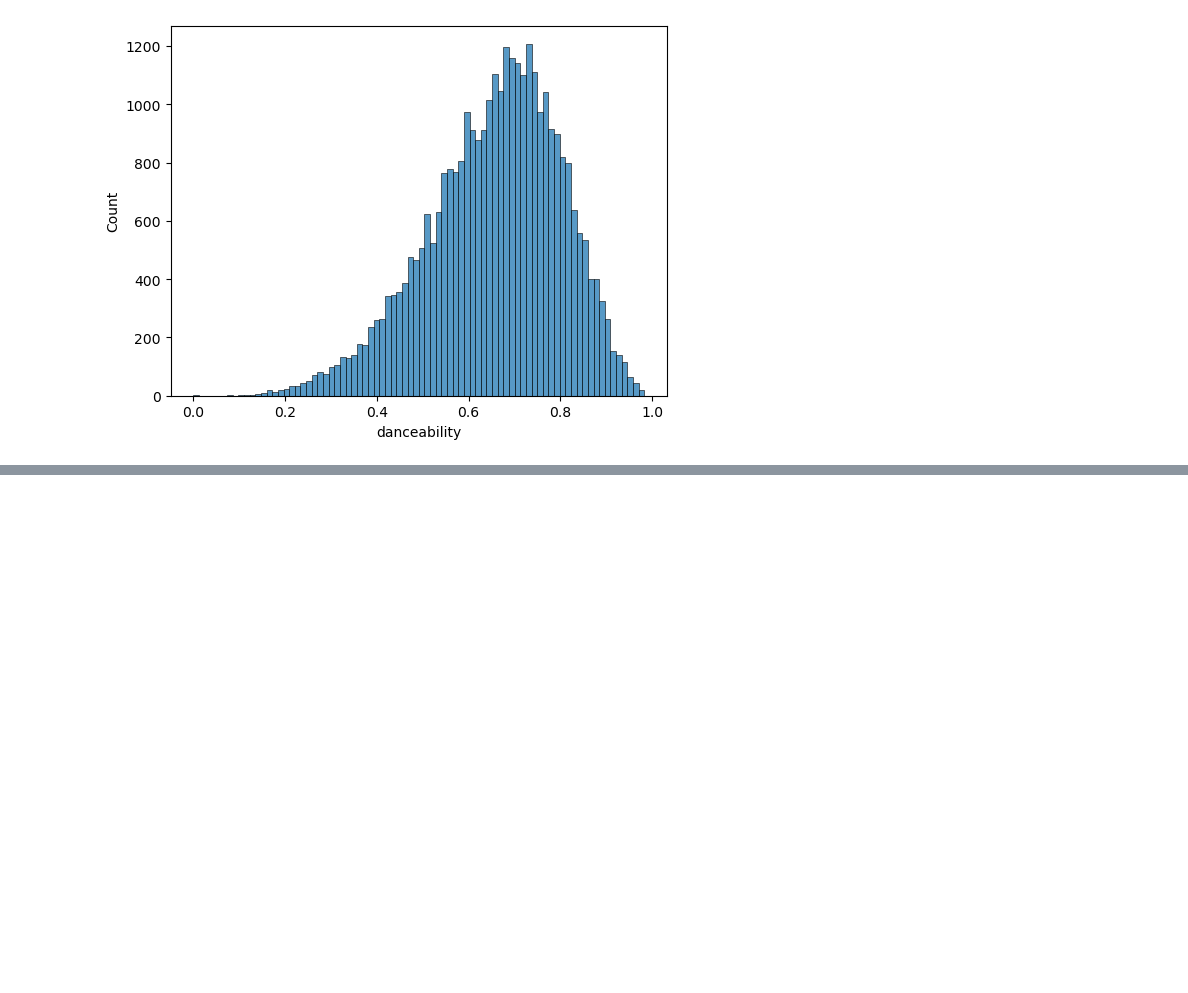
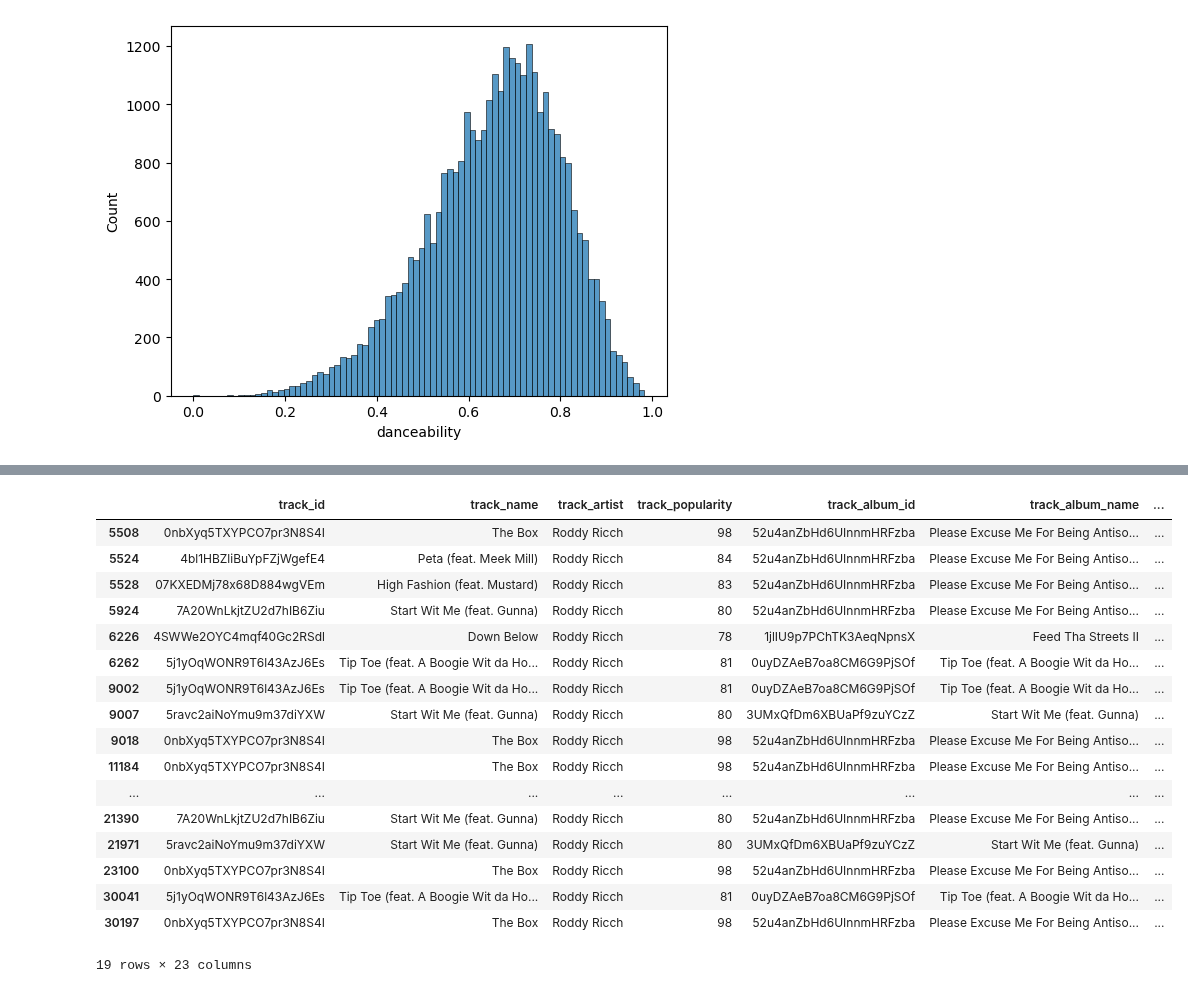
Before and after one commit to whoshilo/AI, a Jupyter notebook: Semester 1/Spotify/SpotifySongs.ipynb, the cells around one changed output, grey strips where cells are left out. Cells and saved outputs as stored; diff of their text form; code cells hidden in the pictures; blank space fills up the shorter version.

```diff
--- a/Semester 1/Spotify/SpotifySongs.ipynb
+++ b/Semester 1/Spotify/SpotifySongs.ipynb
@@ -97,0 +103,21 @@ sns.histplot(data=df, x='danceability')
+# %%
+df[df['track_artist'] == 'Roddy Ricch']
+# %% [output]
+|  | track_id | track_name | track_artist | track_popularity | track_album_id | track_album_name | ... |
+| 5508 | 0nbXyq5TXYPCO7pr3N8S4I | The Box | Roddy Ricch | 98 | 52u4anZbHd6UInnmHRFzba | Please Excuse Me For Being Antiso... | ... |
+| 5524 | 4bl1HBZliBuYpFZjWgefE4 | Peta (feat. Meek Mill) | Roddy Ricch | 84 | 52u4anZbHd6UInnmHRFzba | Please Excuse Me For Being Antiso... | ... |
+| 5528 | 07KXEDMj78x68D884wgVEm | High Fashion (feat. Mustard) | Roddy Ricch | 83 | 52u4anZbHd6UInnmHRFzba | Please Excuse Me For Being Antiso... | ... |
+| 5924 | 7A20WnLkjtZU2d7hIB6Ziu | Start Wit Me (feat. Gunna) | Roddy Ricch | 80 | 52u4anZbHd6UInnmHRFzba | Please Excuse Me For Being Antiso... | ... |
+| 6226 | 4SWWe2OYC4mqf40Gc2RSdl | Down Below | Roddy Ricch | 78 | 1jlIU9p7PChTK3AeqNpnsX | Feed Tha Streets II | ... |
+| 6262 | 5j1yOqWONR9T6l43AzJ6Es | Tip Toe (feat. A Boogie Wit da Ho... | Roddy Ricch | 81 | 0uyDZAeB7oa8CM6G9PjSOf | Tip Toe (feat. A Boogie Wit da Ho... | ... |
+| 9002 | 5j1yOqWONR9T6l43AzJ6Es | Tip Toe (feat. A Boogie Wit da Ho... | Roddy Ricch | 81 | 0uyDZAeB7oa8CM6G9PjSOf | Tip Toe (feat. A Boogie Wit da Ho... | ... |
+| 9007 | 5ravc2aiNoYmu9m37diYXW | Start Wit Me (feat. Gunna) | Roddy Ricch | 80 | 3UMxQfDm6XBUaPf9zuYCzZ | Start Wit Me (feat. Gunna) | ... |
+| 9018 | 0nbXyq5TXYPCO7pr3N8S4I | The Box | Roddy Ricch | 98 | 52u4anZbHd6UInnmHRFzba | Please Excuse Me For Being Antiso... | ... |
+| 11184 | 0nbXyq5TXYPCO7pr3N8S4I | The Box | Roddy Ricch | 98 | 52u4anZbHd6UInnmHRFzba | Please Excuse Me For Being Antiso... | ... |
+| ... | ... | ... | ... | ... | ... | ... | ... |
+| 21390 | 7A20WnLkjtZU2d7hIB6Ziu | Start Wit Me (feat. Gunna) | Roddy Ricch | 80 | 52u4anZbHd6UInnmHRFzba | Please Excuse Me For Being Antiso... | ... |
+| 21971 | 5ravc2aiNoYmu9m37diYXW | Start Wit Me (feat. Gunna) | Roddy Ricch | 80 | 3UMxQfDm6XBUaPf9zuYCzZ | Start Wit Me (feat. Gunna) | ... |
+| 23100 | 0nbXyq5TXYPCO7pr3N8S4I | The Box | Roddy Ricch | 98 | 52u4anZbHd6UInnmHRFzba | Please Excuse Me For Being Antiso... | ... |
+| 30041 | 5j1yOqWONR9T6l43AzJ6Es | Tip Toe (feat. A Boogie Wit da Ho... | Roddy Ricch | 81 | 0uyDZAeB7oa8CM6G9PjSOf | Tip Toe (feat. A Boogie Wit da Ho... | ... |
+| 30197 | 0nbXyq5TXYPCO7pr3N8S4I | The Box | Roddy Ricch | 98 | 52u4anZbHd6UInnmHRFzba | Please Excuse Me For Being Antiso... | ... |
+19 rows × 23 columns
```
Also changed, not shown: parts of 6 cells of this notebook.
